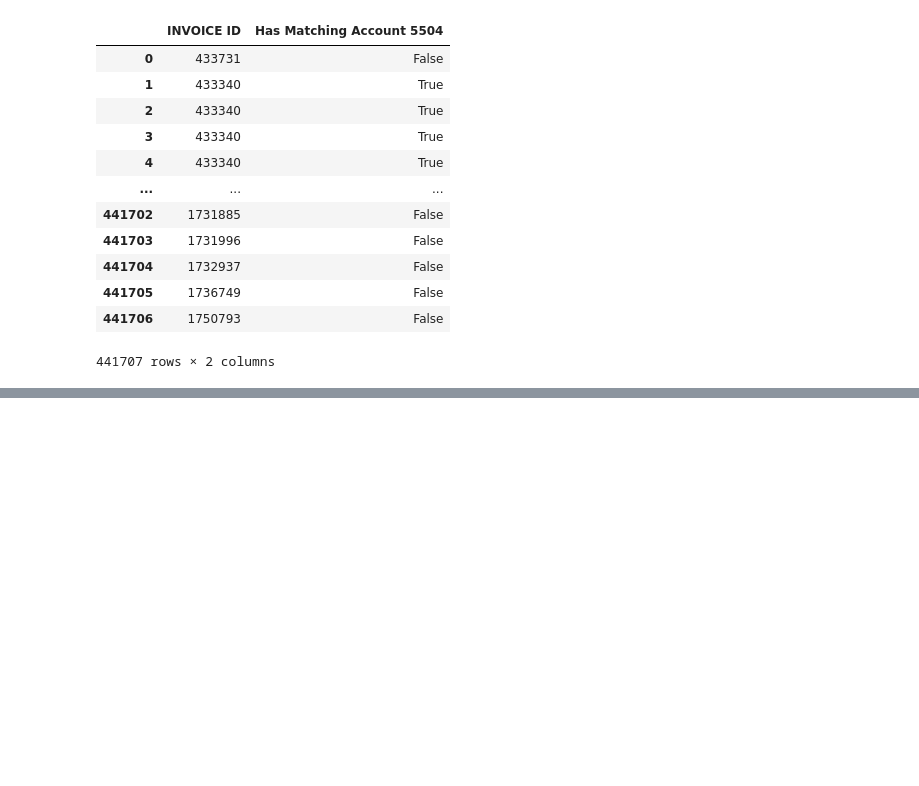
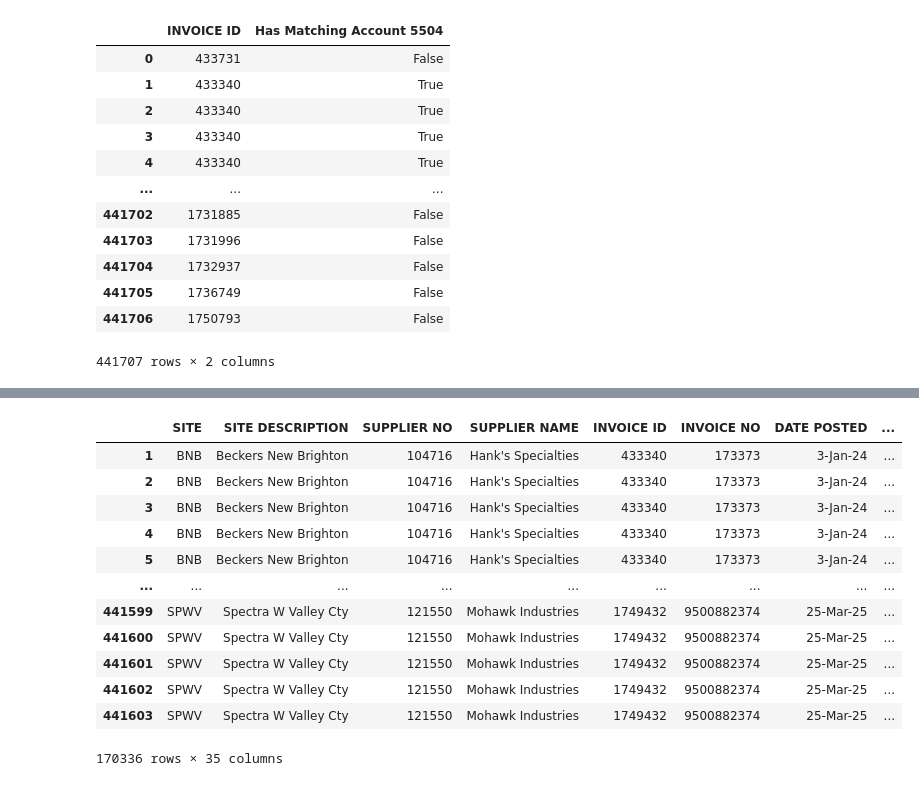
Before and after one commit to Zhuwaki/diverzify_freight_analysis, a Jupyter notebook: notebooks/nigel/nigel_09042025_project_analysis.ipynb, the cells around one changed output, grey strips where cells are left out. Cells and saved outputs as stored; diff of their text form; code cells hidden in the pictures; blank space fills up the shorter version.

```diff
--- a/notebooks/nigel/nigel_09042025_project_analysis.ipynb
+++ b/notebooks/nigel/nigel_09042025_project_analysis.ipynb
@@ -60,9 +55,9 @@ pivot_table
 # %%
 # Filter rows where ACCOUNT is 5504
-matching_invoices = df[df['ACCOUNT'] == 5504]
+freight_invoices = df[df['ACCOUNT'] == 5504]
 
 # Check if INVOICE ID exists in the filtered DataFrame
-df['Has Matching Account 5504'] = df['INVOICE ID'].isin(matching_invoices['INVOICE ID'])
+df['Has Matching Account 5504'] = df['INVOICE ID'].isin(freight_invoices['INVOICE ID'])
 
 # Display the result
 df[['INVOICE ID', 'Has Matching Account 5504']]
@@ -113,0 +78,17 @@ pivot_table
+# %%
+freight_invoices = df[df['Has Matching Account 5504'] == True]
+freight_invoices
+# %% [output]
+|  | SITE | SITE DESCRIPTION | SUPPLIER NO | SUPPLIER NAME | INVOICE ID | INVOICE NO | DATE POSTED | ... |
+| 1 | BNB | Beckers New Brighton | 104716 | Hank's Specialties | 433340 | 173373 | 3-Jan-24 | ... |
+| 2 | BNB | Beckers New Brighton | 104716 | Hank's Specialties | 433340 | 173373 | 3-Jan-24 | ... |
+| 3 | BNB | Beckers New Brighton | 104716 | Hank's Specialties | 433340 | 173373 | 3-Jan-24 | ... |
+| 4 | BNB | Beckers New Brighton | 104716 | Hank's Specialties | 433340 | 173373 | 3-Jan-24 | ... |
+| 5 | BNB | Beckers New Brighton | 104716 | Hank's Specialties | 433340 | 173373 | 3-Jan-24 | ... |
+| ... | ... | ... | ... | ... | ... | ... | ... | ... |
+| 441599 | SPWV | Spectra W Valley Cty | 121550 | Mohawk Industries | 1749432 | 9500882374 | 25-Mar-25 | ... |
+| 441600 | SPWV | Spectra W Valley Cty | 121550 | Mohawk Industries | 1749432 | 9500882374 | 25-Mar-25 | ... |
+| 441601 | SPWV | Spectra W Valley Cty | 121550 | Mohawk Industries | 1749432 | 9500882374 | 25-Mar-25 | ... |
+| 441602 | SPWV | Spectra W Valley Cty | 121550 | Mohawk Industries | 1749432 | 9500882374 | 25-Mar-25 | ... |
+| 441603 | SPWV | Spectra W Valley Cty | 121550 | Mohawk Industries | 1749432 | 9500882374 | 25-Mar-25 | ... |
+170336 rows × 35 columns
```
Also changed, not shown: parts of 11 cells of this notebook, 10 other files.
